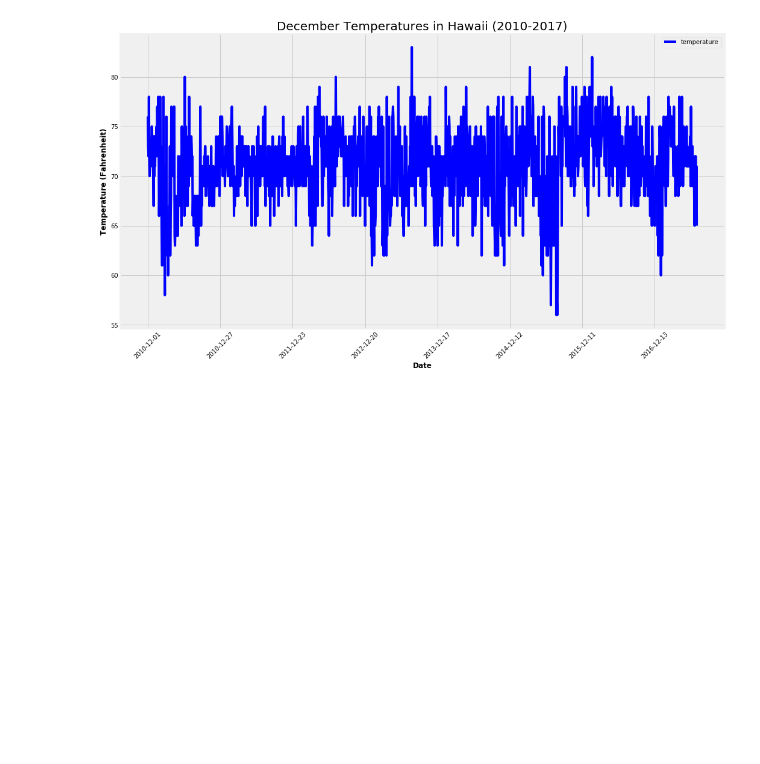
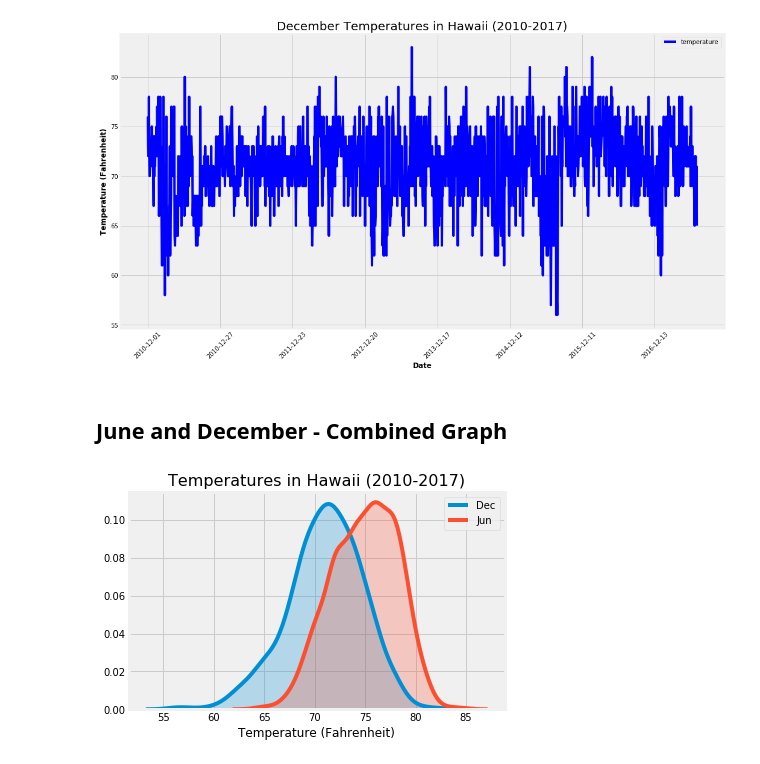
Before and after one commit to jojobear2020/Surfs_Up, a Jupyter notebook: SurfsUp_Challenge.ipynb, the cells around one changed output. Saved outputs shown, nothing was run; the diff lists cells and outputs as text; code cells hidden in the pictures; blank space fills up the shorter version.

```diff
--- a/SurfsUp_Challenge.ipynb
+++ b/SurfsUp_Challenge.ipynb
@@ -185,3 +185,18 @@ plot.savefig("analysis/dec_temp_trend.png")
 plot.show()
 # %% [output]
 [figure]
+# %% [markdown]
+## June and December - Combined Graph
+# %%
+import seaborn as sns
+
+sns.kdeplot(df_dec['temperature'], label='Dec', shade=True)
+sns.kdeplot(df_jun['temperature'], label='Jun', shade=True)
+plot.xlabel('Temperature (Fahrenheit)')
+plot.title("Temperatures in Hawaii (2010-2017)", fontsize=16)
+
+#save graph
+plot.savefig("analysis/jun_dec_temp_kdeplot.png")
+plot.show()
+# %% [output]
+[figure, added]
```
